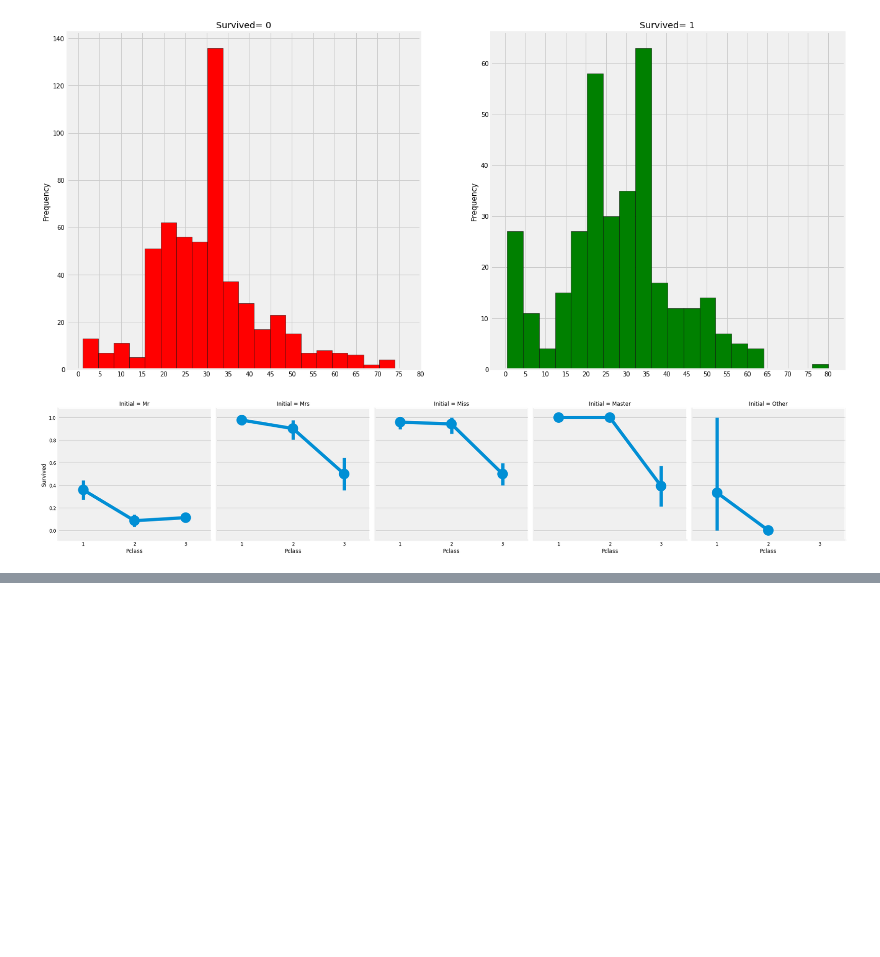
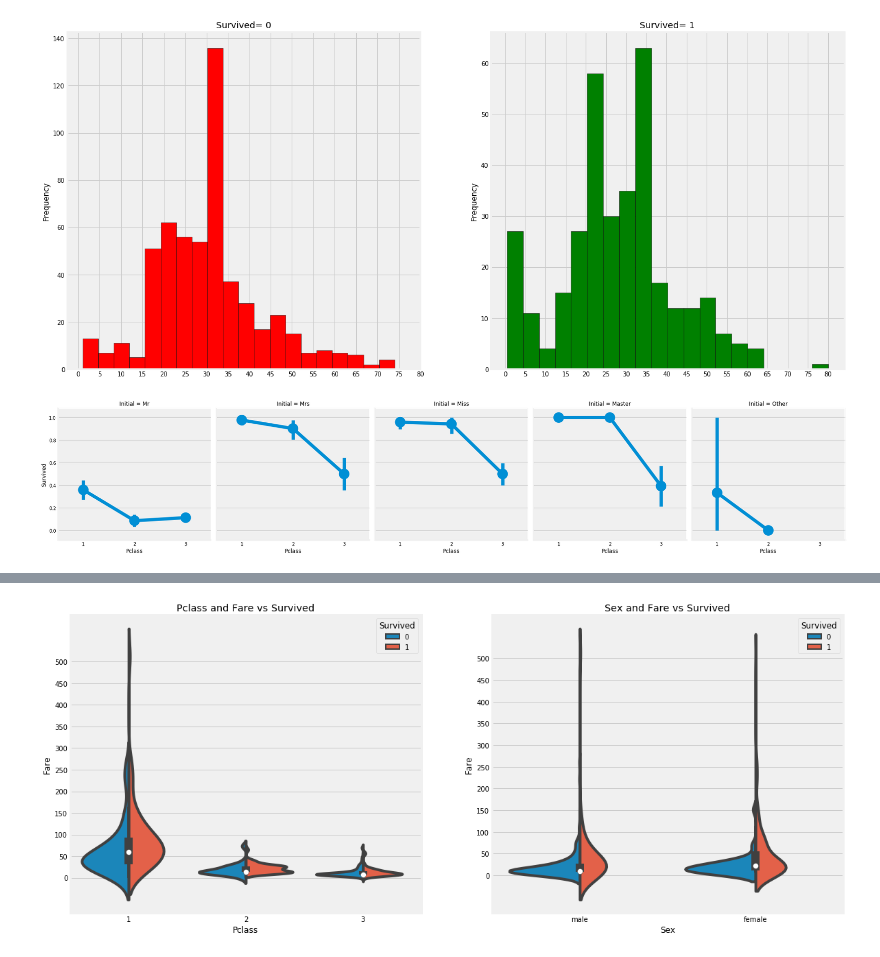
Before and after one commit to xuelicao/kaggleCompetition1, a Jupyter notebook: Titanic/prog/titanic.ipynb, the cells around one changed output, grey strips where cells are left out. Drawn from its saved outputs; the diff is of its cells as text; code cells hidden in the pictures; blank space fills up the shorter version.

```diff
--- a/Titanic/prog/titanic.ipynb
+++ b/Titanic/prog/titanic.ipynb
@@ -258,0 +303,11 @@ plt.show()
+# %%
+fig,ax=plt.subplots(1,2,figsize=(18,8))
+sns.violinplot("Pclass","Fare", hue="Survived", data=train_df,split=True,ax=ax[0])
+ax[0].set_title('Pclass and Fare vs Survived')
+ax[0].set_yticks(range(0,550,50))
+sns.violinplot("Sex","Fare", hue="Survived", data=train_df,split=True,ax=ax[1])
+ax[1].set_title('Sex and Fare vs Survived')
+ax[1].set_yticks(range(0,550,50))
+plt.show()
+# %% [output]
+[figure, added]
```
Also changed, not shown: parts of 14 cells of this notebook.
